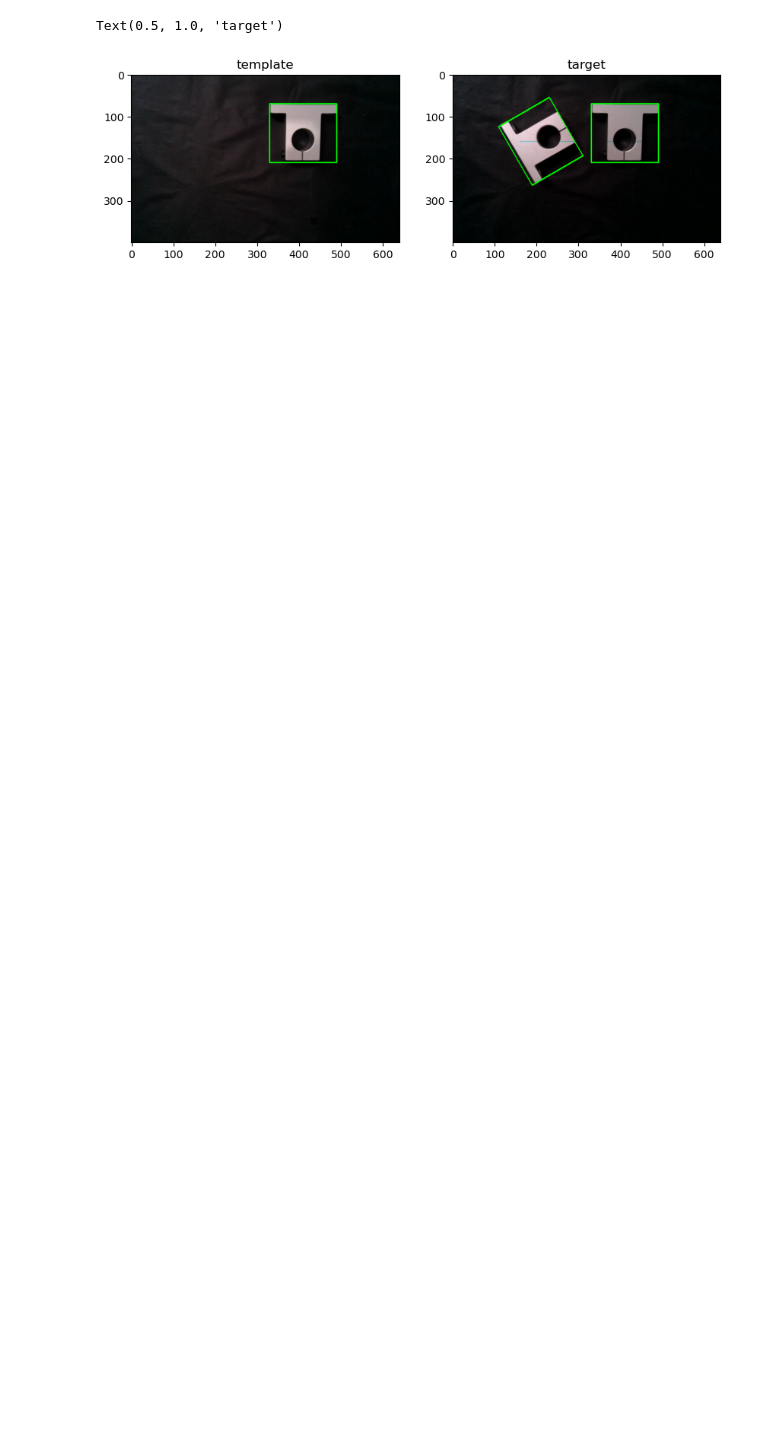
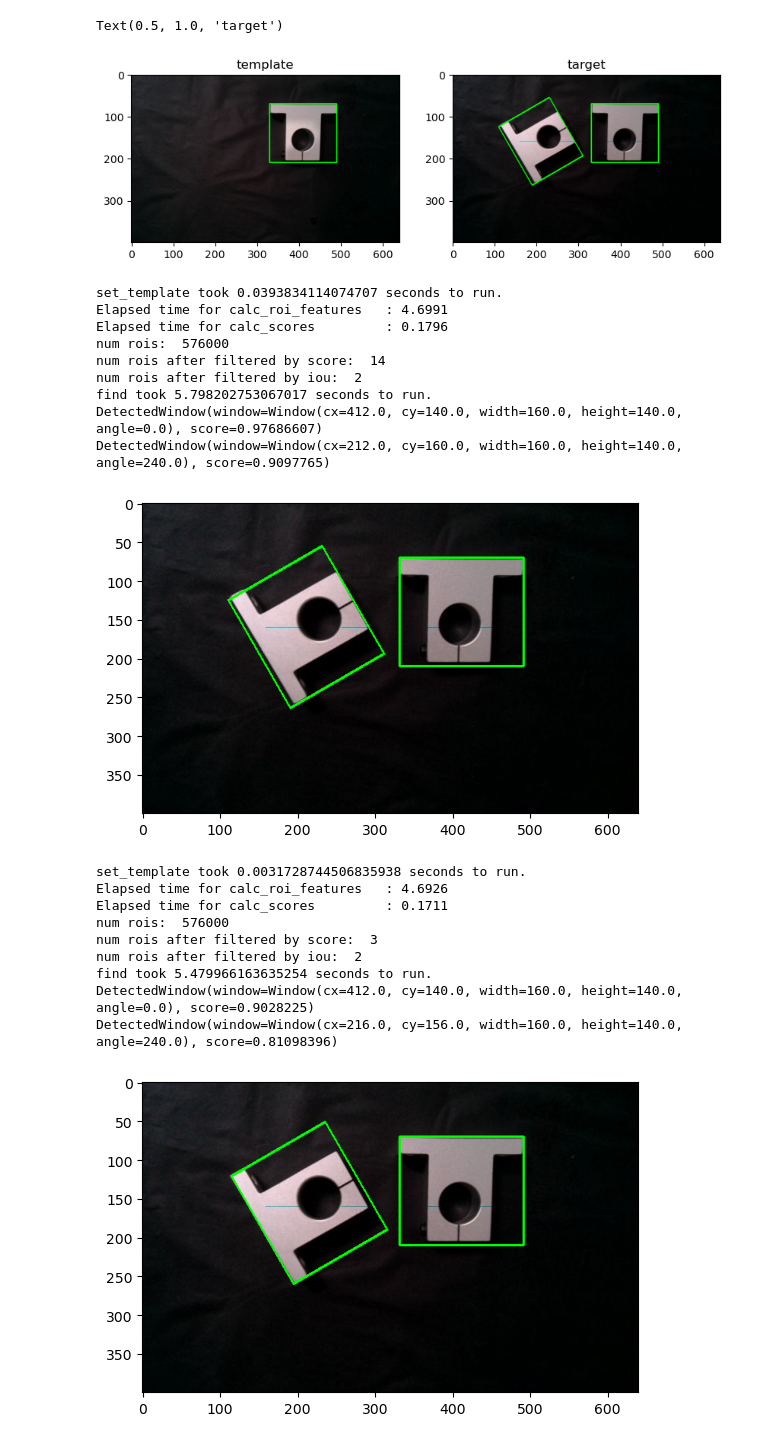
Before and after one commit to bamps53/template_matching, a Jupyter notebook: notebooks/test_matcher.ipynb, the cells around one changed output. Drawn from its saved outputs; the diff is of its cells as text; code cells hidden in the pictures; blank space fills up the shorter version.

Commit message:
add some rotation equivarent models

```diff
--- a/notebooks/test_matcher.ipynb
+++ b/notebooks/test_matcher.ipynb
@@ -59,9 +59,43 @@ Text(0.5, 1.0, 'target')
 [figure]
 # %%
 from matcher import NaiveMatcher, SearchParams
+from scorer import ZNCCScorer
 
-roi_feature_extractor = RoIAlignFeatureExtractor(output_size=7, sampling_ratio=2)
-scorer = CosineSimilarityScorer()
-feature_extractor = EdgeImageFeatureExtractor('canny')
-search_params = SearchParams(x_step=4, y_step=4, angle_step=10, score_threshold=0.5, iou_threshold=0.1)
-matcher = NaiveMatcher(feature_extractor, roi_feature_extractor, scorer, scale=2)
+roi_feature_extractor = RoIAlignFeatureExtractor(output_size=14, sampling_ratio=2)
+scorer = ZNCCScorer()
+
+for model_name in ['sobel', 'laplacian', 'canny', 'dexined']:
+    feature_extractor = EdgeImageFeatureExtractor(model_name)
+
+    search_params = SearchParams(x_step=4, y_step=4, angle_step=10, score_threshold=0.7, iou_threshold=0.1)
+    matcher = NaiveMatcher(feature_extractor, roi_feature_extractor, scorer, scale=2, search_params=search_params)
+    matcher.set_template(template_img, template_window)
+    detected_windows = matcher.find(target_img)
+
+    draw_img = target_img.copy()
+    for window in detected_windows:
+        print(window)
+        draw_img = draw_window(draw_img, window.window)
+    plt.imshow(draw_img)
+    plt.show()
+# %% [output]
+set_template took 0.0393834114074707 seconds to run.
+Elapsed time for calc_roi_features   : 4.6991
+Elapsed time for calc_scores         : 0.1796
+num rois:  576000
+num rois after filtered by score:  14
+num rois after filtered by iou:  2
+find took 5.798202753067017 seconds to run.
+DetectedWindow(window=Window(cx=412.0, cy=140.0, width=160.0, height=140.0, angle=0.0), score=0.97686607)
+DetectedWindow(window=Window(cx=212.0, cy=160.0, width=160.0, height=140.0, angle=240.0), score=0.9097765)
+[figure, added]
+set_template took 0.0031728744506835938 seconds to run.
+Elapsed time for calc_roi_features   : 4.6926
+Elapsed time for calc_scores         : 0.1711
+num rois:  576000
+num rois after filtered by score:  3
+num rois after filtered by iou:  2
+find took 5.479966163635254 seconds to run.
+DetectedWindow(window=Window(cx=412.0, cy=140.0, width=160.0, height=140.0, angle=0.0), score=0.9028225)
+DetectedWindow(window=Window(cx=216.0, cy=156.0, width=160.0, height=140.0, angle=240.0), score=0.81098396)
+[figure, added]
```
Also changed, not shown: parts of 4 cells of this notebook, 12 other files.
